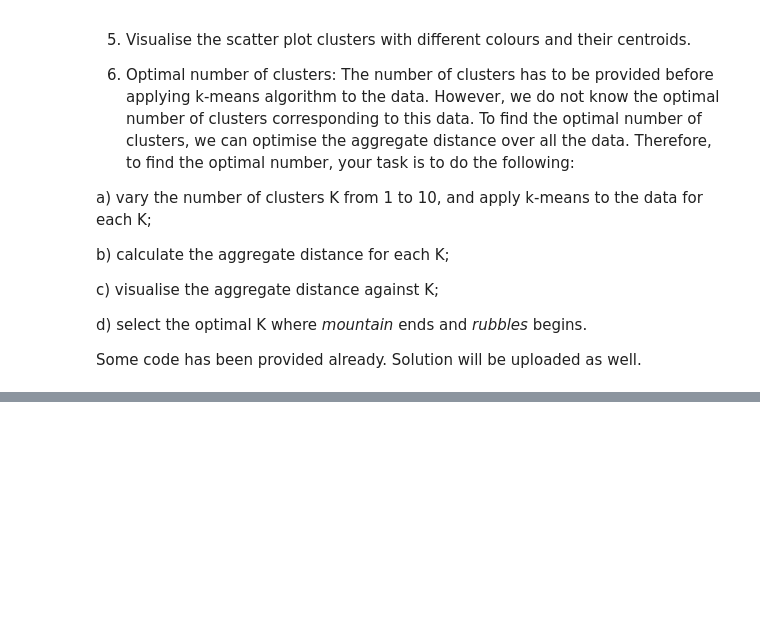
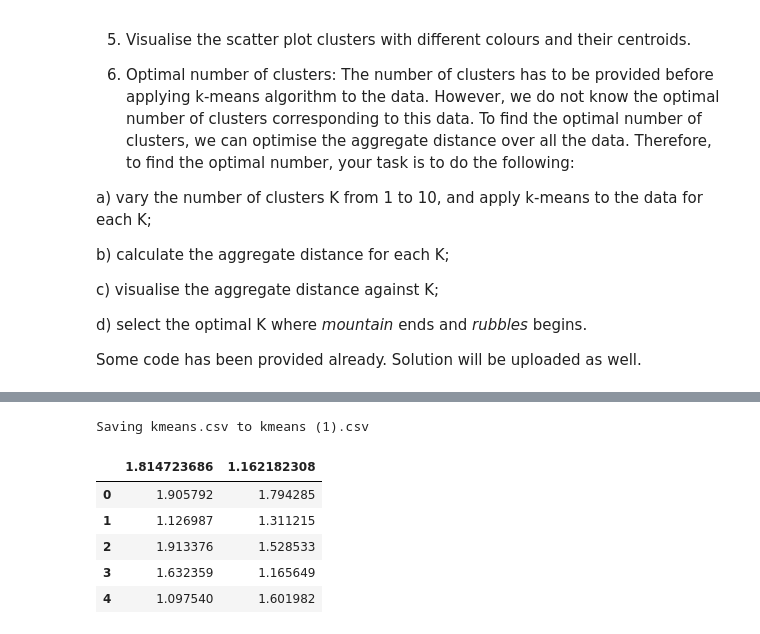
Before and after one commit to animaviridis/dmv-practicals, a Jupyter notebook: colab/p12/K-means - exercise.ipynb, the cells around one changed output, grey strips where cells are left out. Saved outputs shown, nothing was run; the diff lists cells and outputs as text; code cells hidden in the pictures; blank space fills up the shorter version.

```diff
--- a/colab/p12/K-means - exercise.ipynb
+++ b/colab/p12/K-means - exercise.ipynb
@@ -49,4 +57,4 @@ def get_data():
 # %%
 data = get_data()
-
-#plt.scatter(data[:,0],data[:,1])
+data.head()
+# %% [output]
@@ -52,0 +62,7 @@ data = get_data()
+Saving kmeans.csv to kmeans (1).csv
+|  | 1.814723686 | 1.162182308 |
+| 0 | 1.905792 | 1.794285 |
+| 1 | 1.126987 | 1.311215 |
+| 2 | 1.913376 | 1.528533 |
+| 3 | 1.632359 | 1.165649 |
+| 4 | 1.097540 | 1.601982 |
```
Also changed, not shown: parts of 4 cells of this notebook.
